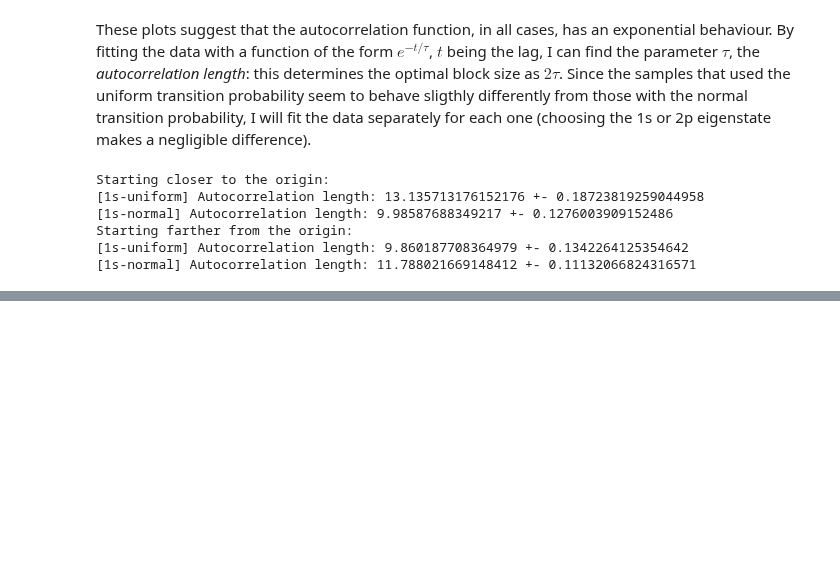
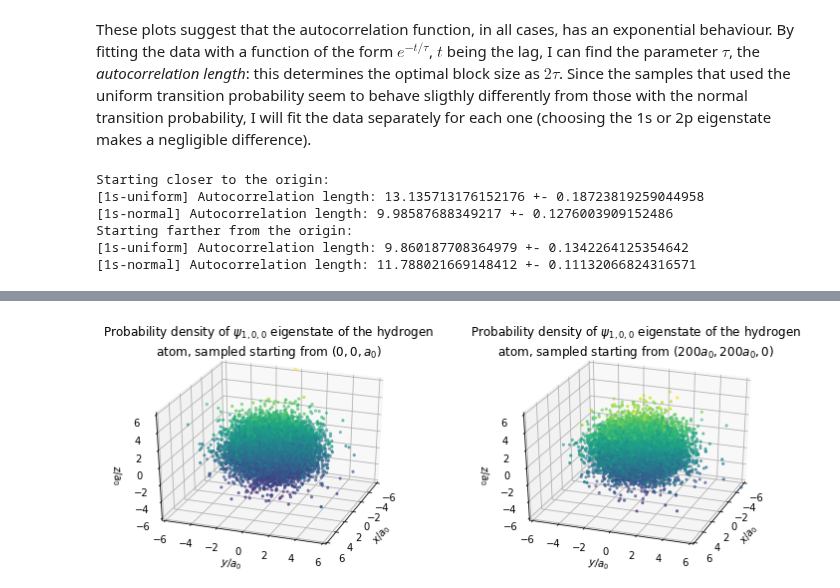
Before and after one commit to phaerrax/lab-simulazione-numerica, a Jupyter notebook: exercise05/exercise05.ipynb, the cells around one changed output, grey strips where cells are left out. Saved outputs shown, nothing was run; the diff lists cells and outputs as text; code cells hidden in the pictures; blank space fills up the shorter version.

```diff
--- a/exercise05/exercise05.ipynb
+++ b/exercise05/exercise05.ipynb
@@ -354,0 +295,33 @@ plt.show()
+# %%
+fig = plt.figure(figsize = plt.figaspect(0.33))
+# Set up a figure three times as wide as it is tall
+
+ax = fig.add_subplot(1, 2, 1, projection = "3d")
+x, y, z = np.loadtxt("close/1s_sampled_points_uniform.dat", unpack = True)
+ax.scatter(x, y, z, c = z, marker = ".")
+ax.set_xlabel(r"$x / a_0$")
+ax.set_ylabel(r"$y / a_0$")
+ax.set_zlabel(r"$z / a_0$")
+ax.set_xlim(-6, 6)
+ax.set_ylim(-6, 6)
+ax.set_zlim(-6, 6)
+ax.set_title(r"Probability density of $\psi_{1,0,0}$ eigenstate of the hydrogen"
+             "\natom, sampled starting from " r"$(0,0,a_0)$")
+ax.view_init(30, 20)
+
+ax = fig.add_subplot(1, 2, 2, projection = "3d")
+x, y, z = np.loadtxt("far/1s_sampled_points_uniform.dat", unpack = True)
+ax.scatter(x, y, z, c = z, marker = ".")
+ax.set_xlabel(r"$x / a_0$")
+ax.set_ylabel(r"$y / a_0$")
+ax.set_zlabel(r"$z / a_0$")
+ax.set_xlim(-6, 6)
+ax.set_ylim(-6, 6)
+ax.set_zlim(-6, 6)
+ax.set_title(r"Probability density of $\psi_{1,0,0}$ eigenstate of the hydrogen"
+             "\natom, sampled starting from " r"$(200a_0, 200a_0, 0)$")
+ax.view_init(30, 20)
+
+plt.show()
+# %% [output]
+[figure, added]
```
Also changed, not shown: parts of 15 cells of this notebook, 9 other files.
